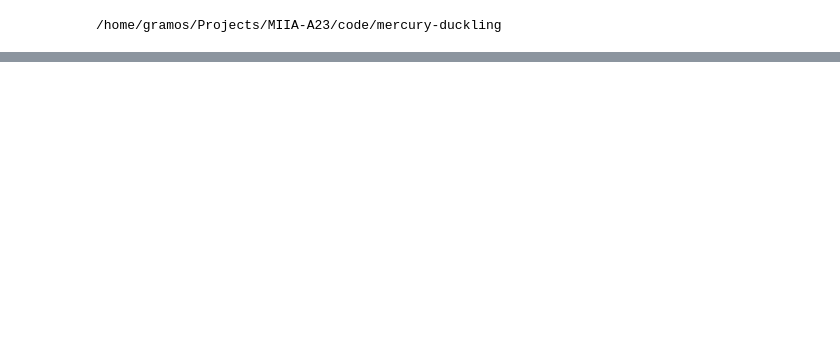
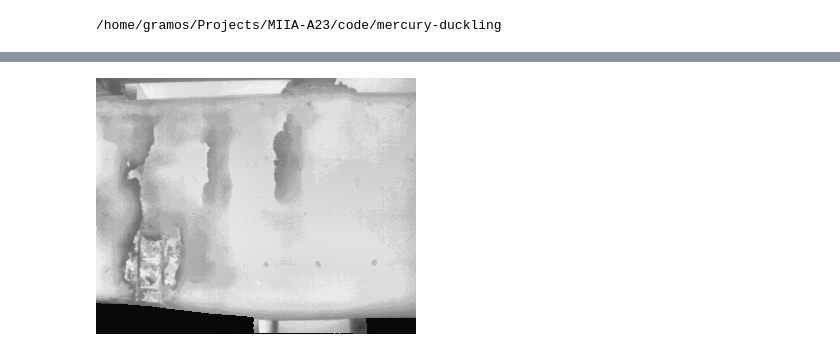
Before and after one commit to gramos93/mercury-duckling, a Jupyter notebook: notebooks/colormaps_example.ipynb, the cells around one changed output, grey strips where cells are left out. Saved outputs shown, nothing was run; the diff lists cells and outputs as text; code cells hidden in the pictures; blank space fills up the shorter version.

```diff
--- a/notebooks/colormaps_example.ipynb
+++ b/notebooks/colormaps_example.ipynb
@@ -93,0 +320,4 @@ display(to_pil_image(input), to_pil_image(target["masks"][0:3].float()))
+# %%
+display(Image.fromarray(clahe_image.astype(np.uint8)))
+# %% [output]
+[figure, added]
```
Also changed, not shown: parts of 8 cells of this notebook.
